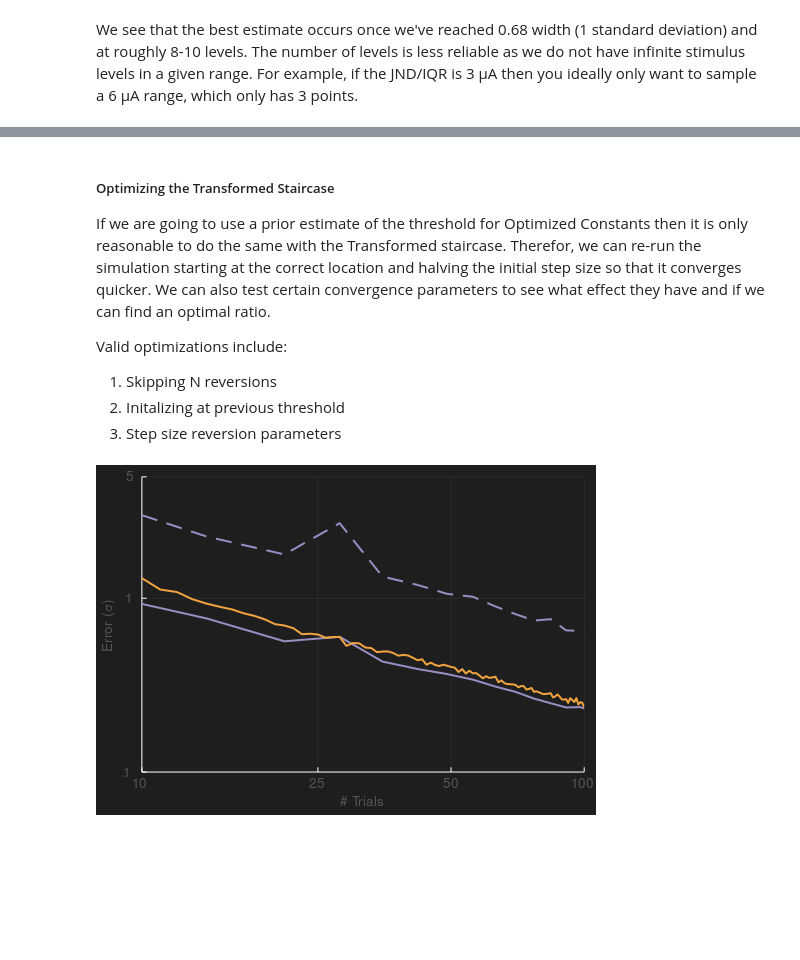
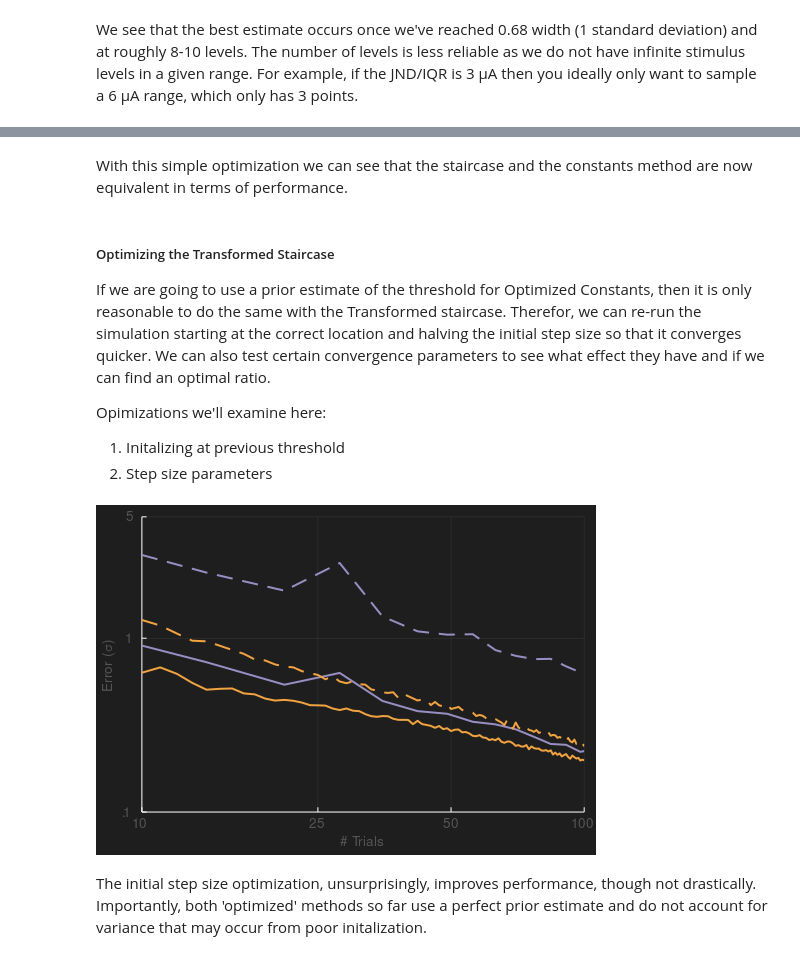
Before and after one commit to CMGreenspon/BCIDetectionThresholdSimulations, a Jupyter notebook: DetectionThresholdNotebook.ipynb, the cells around one changed output, grey strips where cells are left out. Drawn from its saved outputs; the diff is of its cells as text; code cells hidden in the pictures; blank space fills up the shorter version.

```diff
--- a/DetectionThresholdNotebook.ipynb
+++ b/DetectionThresholdNotebook.ipynb
@@ -248,44 +258,40 @@ t_error_uconsts_optim = vec(nanmean(abs.(constant_num_trials_t_est_optim .- dete
+# %% [markdown]
+With this simple optimization we can see that the staircase and the constants method are now equivalent in terms of performance.
 # %% [markdown]
 ##### Optimizing the Transformed Staircase
-If we are going to use a prior estimate of the threshold for Optimized Constants then it is only reasonable to do the same with the Transformed staircase. Therefor, we can re-run the simulation starting at the correct location and halving the initial step size so that it converges quicker.
+If we are going to use a prior estimate of the threshold for Optimized Constants, then it is only reasonable to do the same with the Transformed staircase. Therefor, we can re-run the simulation starting at the correct location and halving the initial step size so that it converges quicker.
 We can also test certain convergence parameters to see what effect they have and if we can find an optimal ratio.
 
-Valid optimizations include:
-1. Skipping N reversions
-2. Initalizing at previous threshold
-3. Step size reversion parameters
+Opimizations we'll examine here:
+1. Initalizing at previous threshold
+2. Step size parameters
-# %%
-# Now let's look at how accuracy changes as a function of # reversions
-max_num_reversions = 100 # Similarly excessive
-# Repeat for the staircase and number of reversions
-staircase_num_revs_t_est_optim_init = fill(NaN, max_num_reversions, num_stair_perms)
-staircase_num_revs_t_stop_optim_init = fill(NaN, max_num_reversions, num_stair_perms)
-Threads.@threads for MaxReversions = 3:max_num_reversions
-  _, _, _, staircase_num_revs_t_est_optim_init[MaxReversions,:], staircase_num_revs_t_stop_optim_init[MaxReversions,:] =
-   TransformedStaircaseSimulation(valid_stims, pDetected, MaxReversions = MaxReversions, NumPerms = num_stair_perms, NumAFC = 2,
-   SkipFirstNReversions = 2, InitAmp = Int(round(target_amplitude)))
-end
-# Compute stats across permutations
-t_mean_tstairs_optim = vec(nanmean(staircase_num_revs_t_est_optim_init, dims = 2))
-t_std_tstairs_optim = vec(nanstd(staircase_num_revs_t_est_optim_init, dims = 2))
-t_error_tstairs_optim = vec(nanmean((staircase_num_revs_t_est_optim_init .- target_amplitude).^2, dims = 2));
 # %%
+# Repeat previous code but use the "InitAmp" parameter to start the staircase in the correct place
+staircase_num_revs_t_est_optim_init = fill(NaN, max_num_reversions, num_stair_perms)
+staircase_num_revs_t_stop_optim_init = fill(NaN, max_num_reversions, num_stair_perms)
+Threads.@threads for MaxReversions = 3:max_num_reversions
+  _, _, _, staircase_num_revs_t_est_optim_init[MaxReversions,:], staircase_num_revs_t_stop_optim_init[MaxReversions,:] =
+   TransformedStaircaseSimulation(valid_stims, pDetected, MaxReversions = MaxReversions, NumPerms = num_stair_perms, NumAFC = 2,
+   SkipFirstNReversions = 2, InitAmp = Int(round(target_amplitude)), InitStepSize = 10)
+end
+# Compute stats across permutations
+ReversionX_optim1, _, _, SortedError_optim1 = SortedStaircaseStatistics(staircase_num_revs_t_est_optim_init,
+ staircase_num_revs_t_stop_optim_init, target_amplitude)
 
 ErrorComparisonPlot = plot(xlabel = "# Trials", ylabel = "Error (σ)", xlim=(10, 100),
  size=(500,350), xscale=:log10, yscale=:log10, ylim=(.1, 5),
  xticks=([10, 25, 50, 100], ["10", "25", "50", "100"]), yticks=([.1, 1, 5], [".1", "1", "5"]))
- plot!(ErrorComparisonPlot, collect(1:max_repeats_per_intensity).*length(test_stims), t_error_uconsts./sigma,
+# Naive Constants
+plot!(ErrorComparisonPlot, collect(1:max_repeats_per_intensity).*length(test_stims), t_error_uconsts./sigma,
  linecolor=ColorSchemes.PuOr_3[3], linewidth=2, linestyle=:dash)
+# Optimized Constants
 plot!(ErrorComparisonPlot, collect(1:max_repeats_per_intensity).*length(test_stims), t_error_uconsts_optim./sigma,
  linecolor=ColorSchemes.PuOr_3[3], linewidth=2)
-plot!(ErrorComparisonPlot, ReversionX, SortedError./sigma, linecolor=ColorSchemes.PuOr_3[1], linewidth=2)
-
-# STDComparisonPlot = plot(xlabel = "# Trials", ylabel = "Prediction Variance", xlim=(10, 100),
-#  size=(500,350), xscale=:log10, xticks=([10, 25, 50, 100], ["10", "25", "50","100"]))
-# plot!(STDComparisonPlot, collect(1:max_repeats_per_intensity).*length(test_stims), t_std_uconsts_optim,
-#  linecolor=ColorSchemes.PuOr_3[3], linewidth=2)
-# plot!(STDComparisonPlot, 1:max_rt, t_std_staircase_sorted, linecolor=ColorSchemes.PuOr_3[1], linewidth=2)
-
-# plot(ErrorComparisonPlot, STDComparisonPlot, bottom_margin=5mm, left_margin=5mm, size=(1000, 300))
+# Naive 3U1D tStaircase
+plot!(ErrorComparisonPlot, ReversionX, SortedError./sigma, linecolor=ColorSchemes.PuOr_3[1], linewidth=2, linestyle=:dash)
+# Optim1 3U1D tStaircase
+plot!(ErrorComparisonPlot, ReversionX_optim1, SortedError_optim1./sigma, linecolor=ColorSchemes.PuOr_3[1], linewidth=2)
 # %% [output]
-[figure, old version]
+[figure, new version]
+# %% [markdown]
+The initial step size optimization, unsurprisingly, improves performance, though not drastically. Importantly, both 'optimized' methods so far use a perfect prior estimate and do not account for variance that may occur from poor initalization.
```
Also changed, not shown: parts of 9 cells of this notebook, 2 other files.
